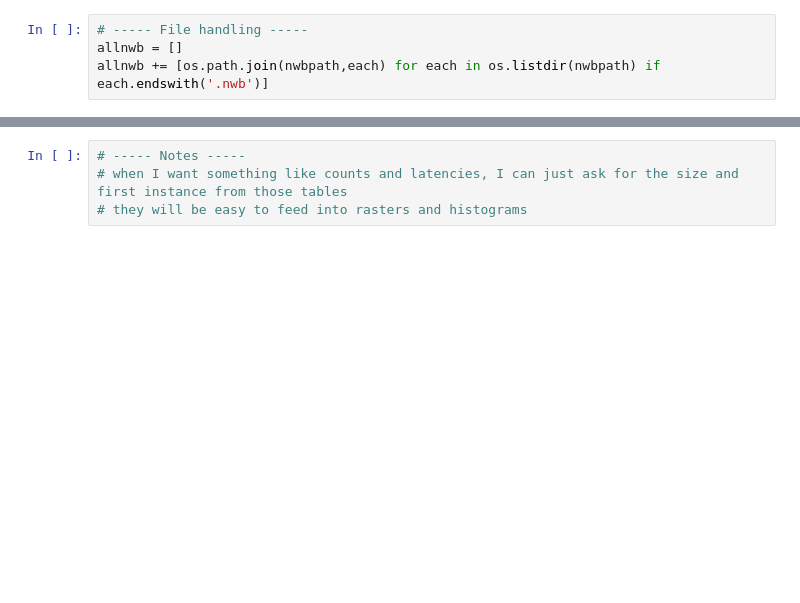
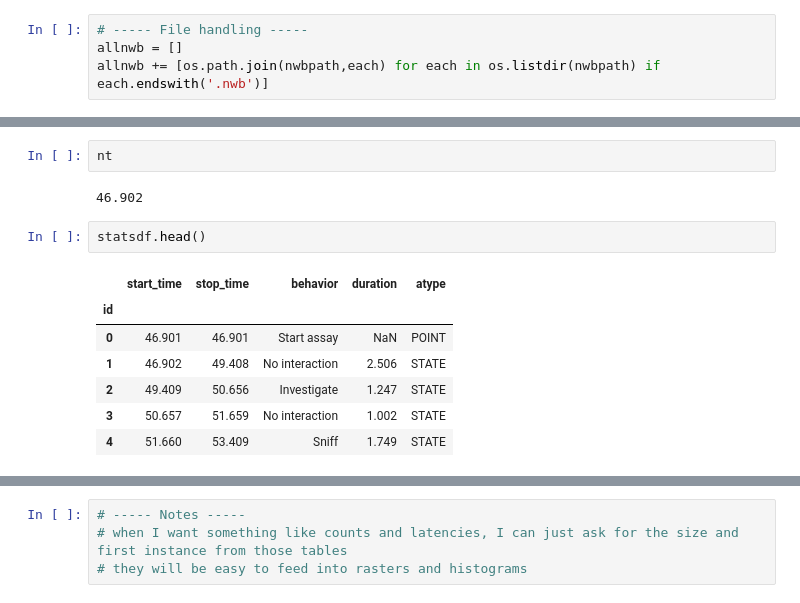
Before and after one commit to nhoglen/scn2a-paper-GWJSNH-code, a Jupyter notebook: proto_make-behavior-specific-tables-for-NWB.ipynb, the cells around one changed output, grey strips where cells are left out. Cells and saved outputs as stored; diff of their text form; blank space fills up the shorter version.

```diff
--- a/proto_make-behavior-specific-tables-for-NWB.ipynb
+++ b/proto_make-behavior-specific-tables-for-NWB.ipynb
@@ -106 +221,15 @@ See the caveats in the documentation: https://pandas.pydata.org/pandas-docs/stab
+# %%
+nt
+# %% [output]
+46.902
+# %%
+statsdf.head()
+# %% [output]
+|  | start_time | stop_time | behavior | duration | atype |
+| id |  |  |  |  |  |
+| 0 | 46.901 | 46.901 | Start assay | NaN | POINT |
+| 1 | 46.902 | 49.408 | No interaction | 2.506 | STATE |
+| 2 | 49.409 | 50.656 | Investigate | 1.247 | STATE |
+| 3 | 50.657 | 51.659 | No interaction | 1.002 | STATE |
+| 4 | 51.660 | 53.409 | Sniff | 1.749 | STATE |
 # %%
```
Also changed, not shown: parts of 7 cells of this notebook, 1 other file.
